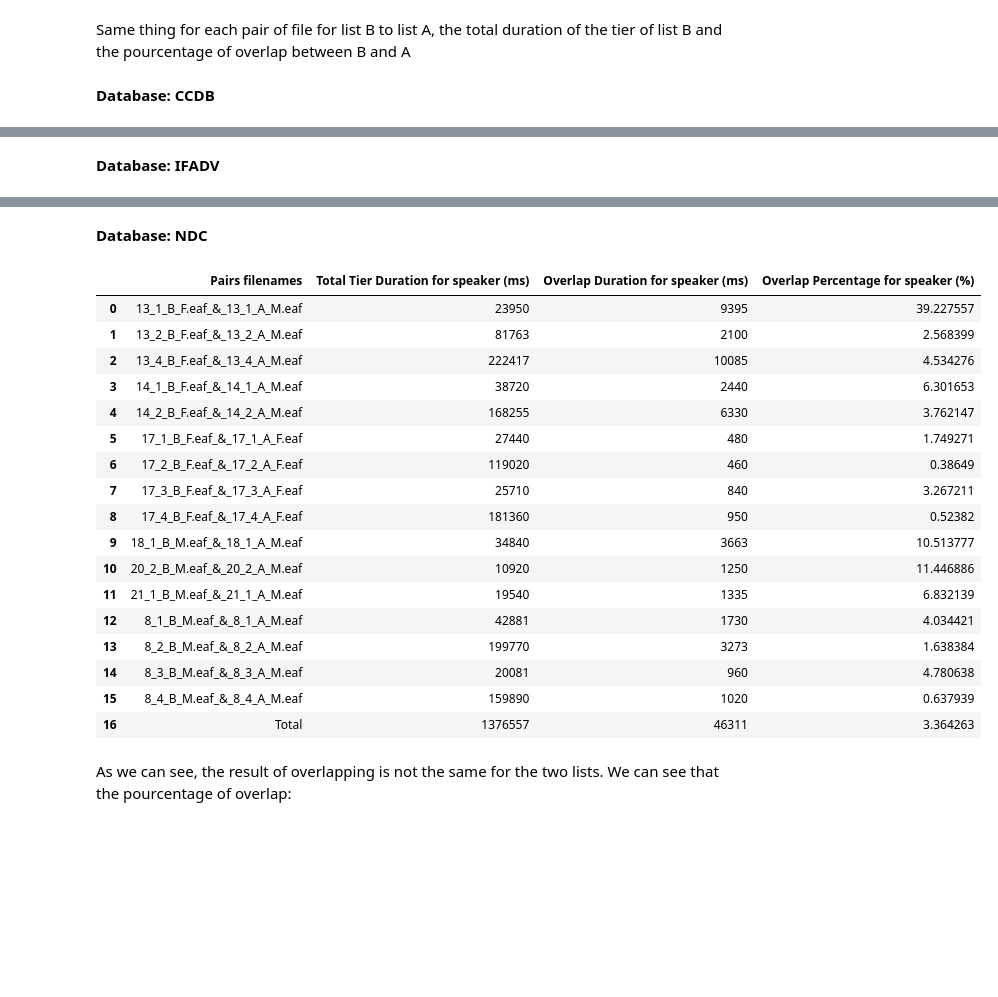
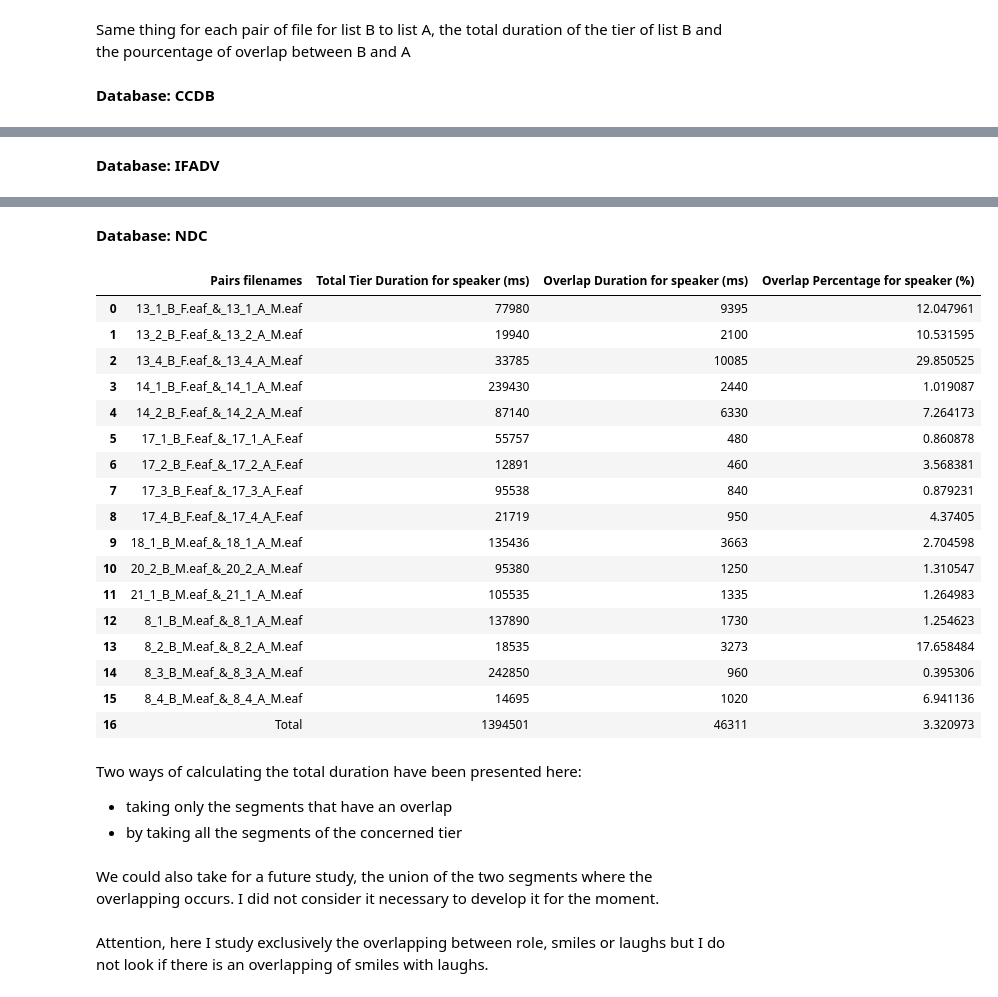
Before and after one commit to LucileVincent/S-L-Dynamics-Analysis, a Jupyter notebook: Overlapping_analysis.ipynb, the cells around one changed output, grey strips where cells are left out. Drawn from its saved outputs; the diff is of its cells as text; code cells hidden in the pictures; blank space fills up the shorter version.

```diff
--- a/Overlapping_analysis.ipynb
+++ b/Overlapping_analysis.ipynb
@@ -445,17 +449,21 @@ for database, dataset_dict in overlapping_segments_dict.items():
                 total_duration = 0
                 overlap_duration = 0
                 for segmentA, segmentB in segments.items():
-                    total_duration += segmentA[1] - segmentA[0]
                     for seg in segmentB:
-                        if seg[0] > segmentA[0] and seg[1] < segmentA[1]:
-                            overlap_duration += seg[1] - seg[0]
-                        elif seg[0] < segmentA[0] and seg[1] > segmentA[1]:
-                            overlap_duration += segmentA[1] - segmentA[0]
-                        elif seg[0] < segmentA[0] and seg[1] < segmentA[1]:
-                            overlap_duration += seg[1] - segmentA[0]
-                        elif seg[0] > segmentA[0] and seg[1] > segmentA[1]:
-                            overlap_duration += segmentA[1] - seg[0]
-                percentage = overlap_duration / total_duration * 100
+                        if seg[2].replace(" ", "") == segmentA[2].replace(" ", ""):
+                            if seg[0] > segmentA[0] and seg[1] < segmentA[1]:
+                                overlap_duration += seg[1] - seg[0]
+                            elif seg[0] < segmentA[0] and seg[1] > segmentA[1]:
+                                overlap_duration += segmentA[1] - segmentA[0]
+                            elif seg[0] < segmentA[0] and seg[1] < segmentA[1]:
+                                overlap_duration += seg[1] - segmentA[0]
+                            elif seg[0] > segmentA[0] and seg[1] > segmentA[1]:
+                                overlap_duration += segmentA[1] - seg[0]
+                            total_duration += segmentA[1] - segmentA[0]
+                if total_duration == 0:
+                    percentage = 0
+                else:
+                    percentage = overlap_duration / total_duration * 100
             data[tier].append({
                 'Pairs filenames': pair_name,
                 f'Overlap Percentage for {tier} (%)': percentage,
@@ -735,7 +743,10 @@ for database, dataset_dict in overlapping_segments_dict.items():
                             elif seg[0] > segmentA[0] and seg[1] > segmentA[1]:
                                 overlap_duration += segmentA[1] - seg[0]
                             total_duration += segmentA[1] - segmentA[0]
-                percentage = overlap_duration / total_duration * 100
+                if total_duration == 0:
+                    percentage = 0
+                else:
+                    percentage = overlap_duration / total_duration * 100
             data[tier].append({
                 'Pairs filenames': pair_name,
                 'Overlap Percentage for speaker (%)': percentage,
@@ -983,9 +1372,9 @@ for i, database in enumerate(databases_name):
             else:
                 lstB["Role"] = lstB_tier["Role"]
             total_duration = 0
-            for segA in lstA_tier["Role"]:
-                if segA[2].replace(" ", "") == "spk":
-                    total_duration += segA[1] - segA[0]
+            for segB in lstB_tier["Role"]:
+                if segB[2].replace(" ", "") == "spk":
+                    total_duration += segB[1] - segB[0]
             total_durations.append(total_duration)
             overlapping_segments = get_overlapping_segments(lstA_tier["Role"], lstB_tier["Role"])
             pair_dict["Role"] = {'Segments': overlapping_segments}
@@ -1074,21 +1463,27 @@ for database, df in dataframes.items():
 **Database: NDC**
 |  | Pairs filenames | Total Tier Duration for speaker (ms) | Overlap Duration for speaker (ms) | Overlap Percentage for speaker (%) |
-| 0 | 13_1_B_F.eaf_&_13_1_A_M.eaf | 23950 | 9395 | 39.227557 |
-| 1 | 13_2_B_F.eaf_&_13_2_A_M.eaf | 81763 | 2100 | 2.568399 |
-| 2 | 13_4_B_F.eaf_&_13_4_A_M.eaf | 222417 | 10085 | 4.534276 |
-| 3 | 14_1_B_F.eaf_&_14_1_A_M.eaf | 38720 | 2440 | 6.301653 |
-| 4 | 14_2_B_F.eaf_&_14_2_A_M.eaf | 168255 | 6330 | 3.762147 |
-| 5 | 17_1_B_F.eaf_&_17_1_A_F.eaf | 27440 | 480 | 1.749271 |
-| 6 | 17_2_B_F.eaf_&_17_2_A_F.eaf | 119020 | 460 | 0.38649 |
-| 7 | 17_3_B_F.eaf_&_17_3_A_F.eaf | 25710 | 840 | 3.267211 |
-| 8 | 17_4_B_F.eaf_&_17_4_A_F.eaf | 181360 | 950 | 0.52382 |
-| 9 | 18_1_B_M.eaf_&_18_1_A_M.eaf | 34840 | 3663 | 10.513777 |
-| 10 | 20_2_B_M.eaf_&_20_2_A_M.eaf | 10920 | 1250 | 11.446886 |
-| 11 | 21_1_B_M.eaf_&_21_1_A_M.eaf | 19540 | 1335 | 6.832139 |
-| 12 | 8_1_B_M.eaf_&_8_1_A_M.eaf | 42881 | 1730 | 4.034421 |
-| 13 | 8_2_B_M.eaf_&_8_2_A_M.eaf | 199770 | 3273 | 1.638384 |
-| 14 | 8_3_B_M.eaf_&_8_3_A_M.eaf | 20081 | 960 | 4.780638 |
-| 15 | 8_4_B_M.eaf_&_8_4_A_M.eaf | 159890 | 1020 | 0.637939 |
-| 16 | Total | 1376557 | 46311 | 3.364263 |
+| 0 | 13_1_B_F.eaf_&_13_1_A_M.eaf | 77980 | 9395 | 12.047961 |
+| 1 | 13_2_B_F.eaf_&_13_2_A_M.eaf | 19940 | 2100 | 10.531595 |
+| 2 | 13_4_B_F.eaf_&_13_4_A_M.eaf | 33785 | 10085 | 29.850525 |
+| 3 | 14_1_B_F.eaf_&_14_1_A_M.eaf | 239430 | 2440 | 1.019087 |
+| 4 | 14_2_B_F.eaf_&_14_2_A_M.eaf | 87140 | 6330 | 7.264173 |
+| 5 | 17_1_B_F.eaf_&_17_1_A_F.eaf | 55757 | 480 | 0.860878 |
+| 6 | 17_2_B_F.eaf_&_17_2_A_F.eaf | 12891 | 460 | 3.568381 |
+| 7 | 17_3_B_F.eaf_&_17_3_A_F.eaf | 95538 | 840 | 0.879231 |
+| 8 | 17_4_B_F.eaf_&_17_4_A_F.eaf | 21719 | 950 | 4.37405 |
+| 9 | 18_1_B_M.eaf_&_18_1_A_M.eaf | 135436 | 3663 | 2.704598 |
+| 10 | 20_2_B_M.eaf_&_20_2_A_M.eaf | 95380 | 1250 | 1.310547 |
+| 11 | 21_1_B_M.eaf_&_21_1_A_M.eaf | 105535 | 1335 | 1.264983 |
+| 12 | 8_1_B_M.eaf_&_8_1_A_M.eaf | 137890 | 1730 | 1.254623 |
+| 13 | 8_2_B_M.eaf_&_8_2_A_M.eaf | 18535 | 3273 | 17.658484 |
+| 14 | 8_3_B_M.eaf_&_8_3_A_M.eaf | 242850 | 960 | 0.395306 |
+| 15 | 8_4_B_M.eaf_&_8_4_A_M.eaf | 14695 | 1020 | 6.941136 |
+| 16 | Total | 1394501 | 46311 | 3.320973 |
-# %% [markdown]
-As we can see, the result of overlapping is not the same for the two lists. We can see that the pourcentage of overlap:
+# %% [markdown]
+Two ways of calculating the total duration have been presented here:
+- taking only the segments that have an overlap
+- by taking all the segments of the concerned tier
+# %% [markdown]
+We could also take for a future study, the union of the two segments where the overlapping occurs. I did not consider it necessary to develop it for the moment.
+# %% [markdown]
+Attention, here I study exclusively the overlapping between role, smiles or laughs but I do not look if there is an overlapping of smiles with laughs.
```
Also changed, not shown: parts of 15 cells of this notebook, 4 other files.
